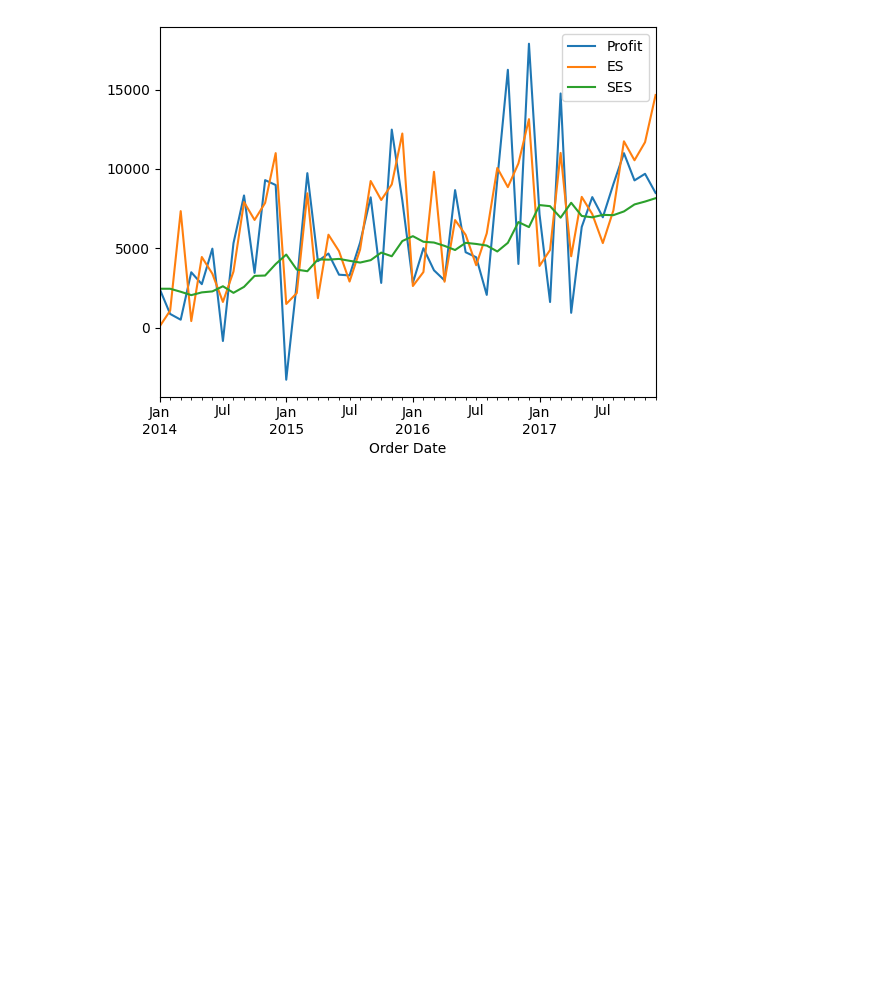
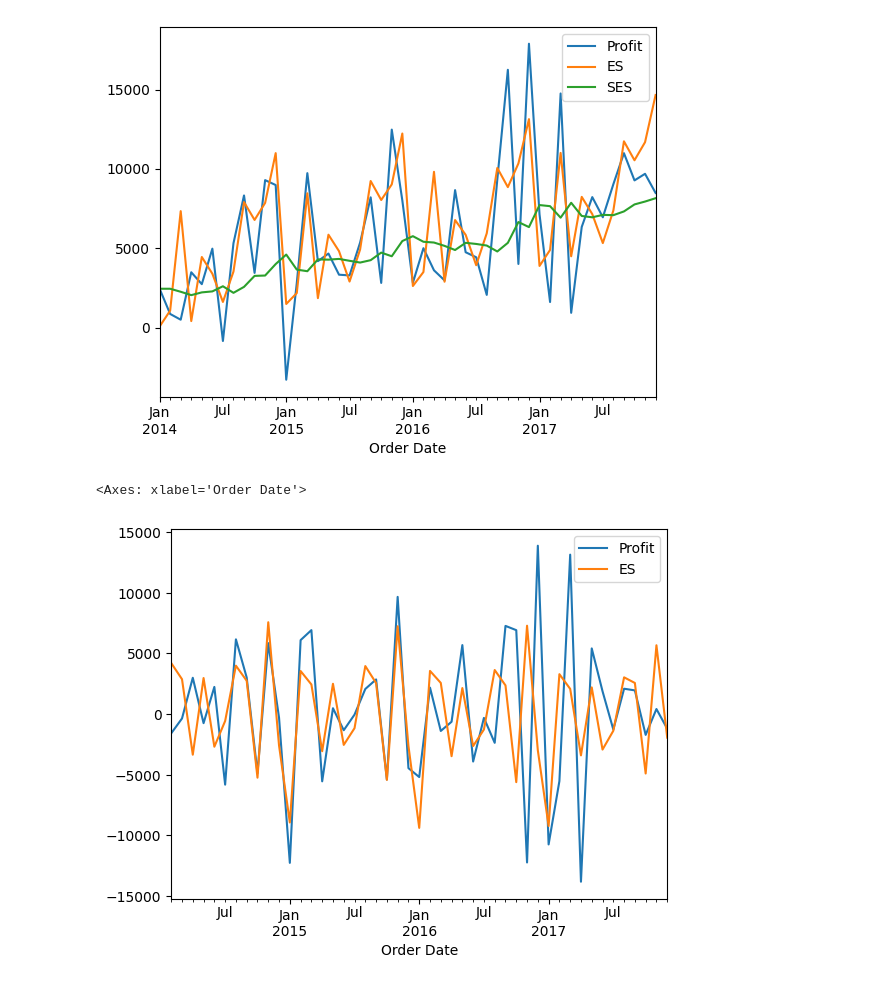
Before and after one commit to niceWizzard/pyseries, a Jupyter notebook: hey.ipynb, the cells around one changed output. Cells and saved outputs as stored; diff of their text form; code cells hidden in the pictures; blank space fills up the shorter version.

Commit message:
Tried differencing data before holt winters

```diff
--- a/hey.ipynb
+++ b/hey.ipynb
@@ -100,0 +93,8 @@ df_diff_hw.plot()
+# %%
+data = df[["Profit"]].diff().dropna()
+
+data["ES"] = ExponentialSmoothing(data, trend="add", seasonal="add").fit().fittedvalues
+data.plot()
+# %% [output]
+<Axes: xlabel='Order Date'>
+[figure, added]
```
Also changed, not shown: parts of 2 cells of this notebook.
